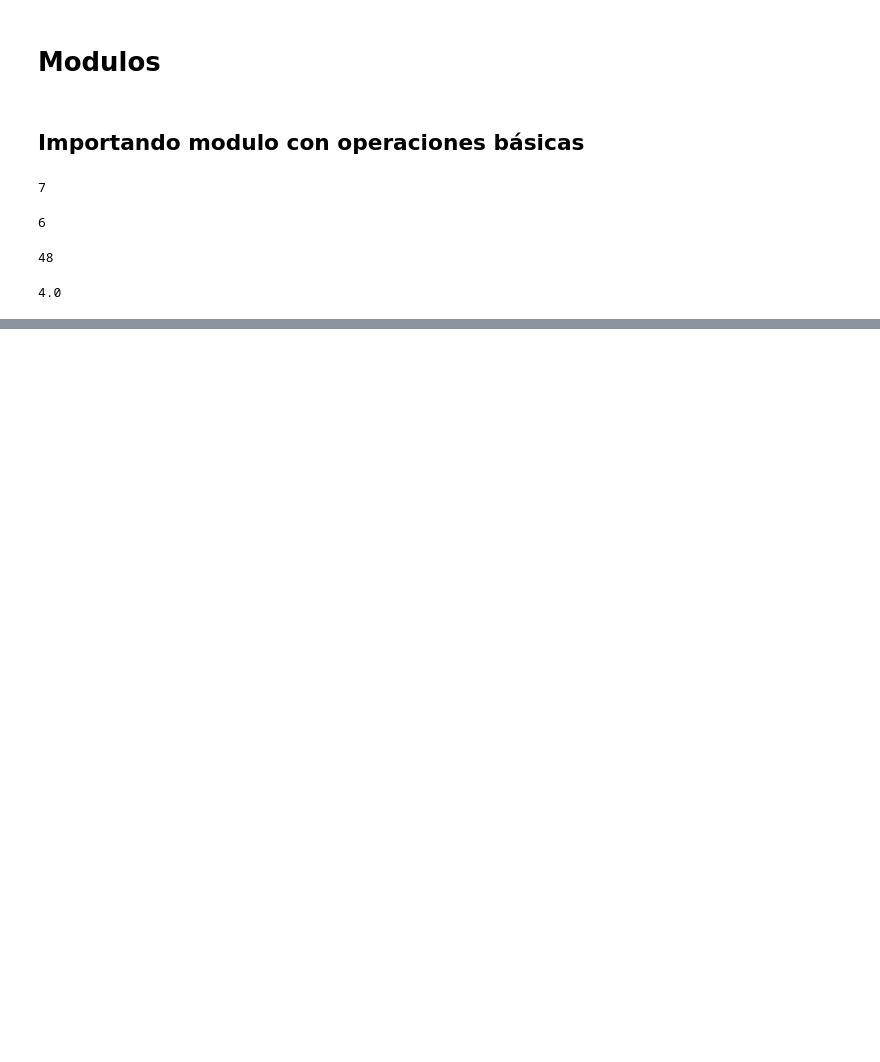
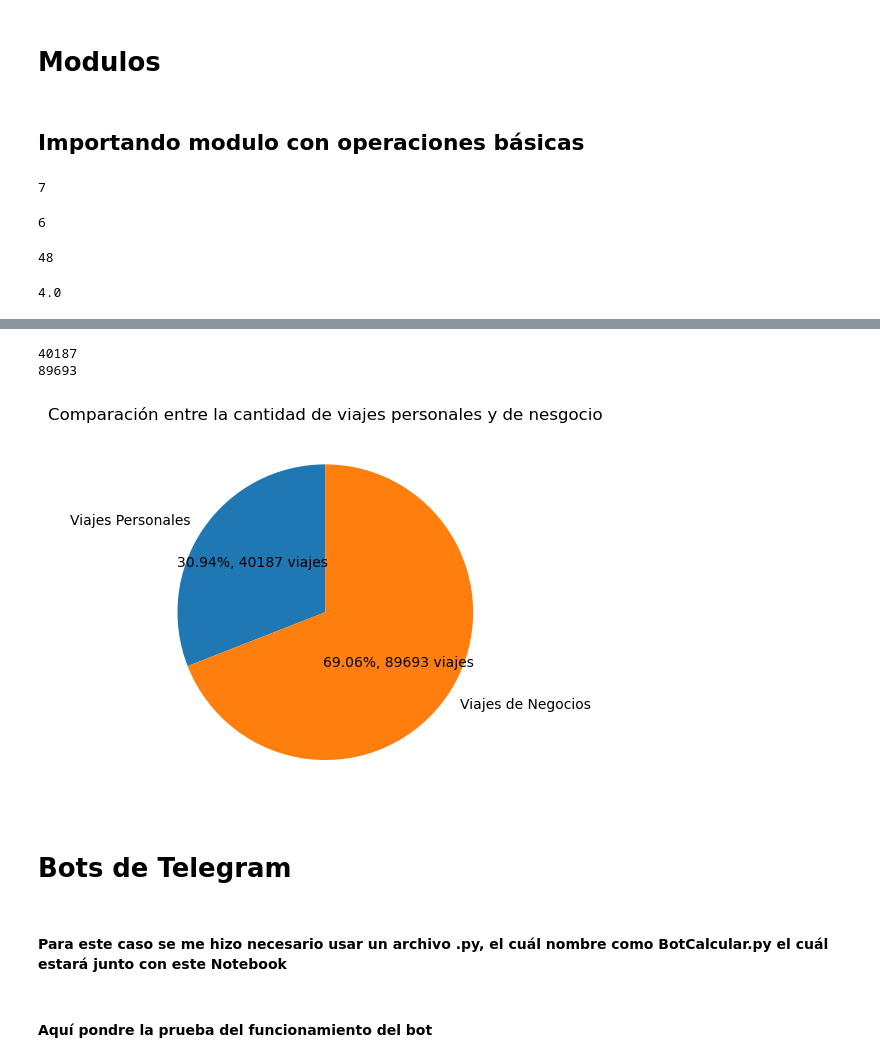
Before and after one commit to P4bloSanchez/ProyectoPythonAvanzado, a Jupyter notebook: ProyectoPythonAvanzado/Cuaderno Principal.ipynb, the cells around one changed output, grey strips where cells are left out. Cells and saved outputs as stored; diff of their text form; code cells hidden in the pictures; blank space fills up the shorter version.

```diff
--- a/ProyectoPythonAvanzado/Cuaderno Principal.ipynb
+++ b/ProyectoPythonAvanzado/Cuaderno Principal.ipynb
@@ -22,0 +150,2 @@ mt.division(100,25)
+# %%
+arch = pd.read_csv('airline_passenger_satisfaction.csv')
@@ -22,0 +186,2 @@ mt.division(100,25)
+# %%
+viajes = arch['type_of_travel']
@@ -22,0 +203,29 @@ mt.division(100,25)
+# %%
+contadorA = 0
+contadorB = 0
+for i in viajes.keys():
+    if viajes[i] == 'Personal Travel':
+        contadorA += 1
+    else:
+        contadorB += 1
+# %%
+#Comprobar la cantidad de los contadores
+print(contadorA)
+print(contadorB)
+# %% [output]
+40187
+89693
+# %%
+#Creando la gráfica
+plt.pie([contadorA,contadorB],labels = ['Viajes Personales','Viajes de Negocios'],
+        autopct=lambda p:f'{p:.2f}%, {p*sum([contadorA,contadorB])/100 :.0f} viajes',startangle = 90)
+plt.title('Comparación entre la cantidad de viajes personales y de nesgocio')
+plt.show()
+# %% [output]
+[figure, added]
+# %% [markdown]
+# Bots de Telegram
+# %% [markdown]
+#### Para este caso se me hizo necesario usar un archivo .py, el cuál nombre como BotCalcular.py el cuál estará junto con este Notebook
+# %% [markdown]
+#### Aquí pondre la prueba del funcionamiento del bot
```
Also changed, not shown: parts of 49 cells of this notebook.
